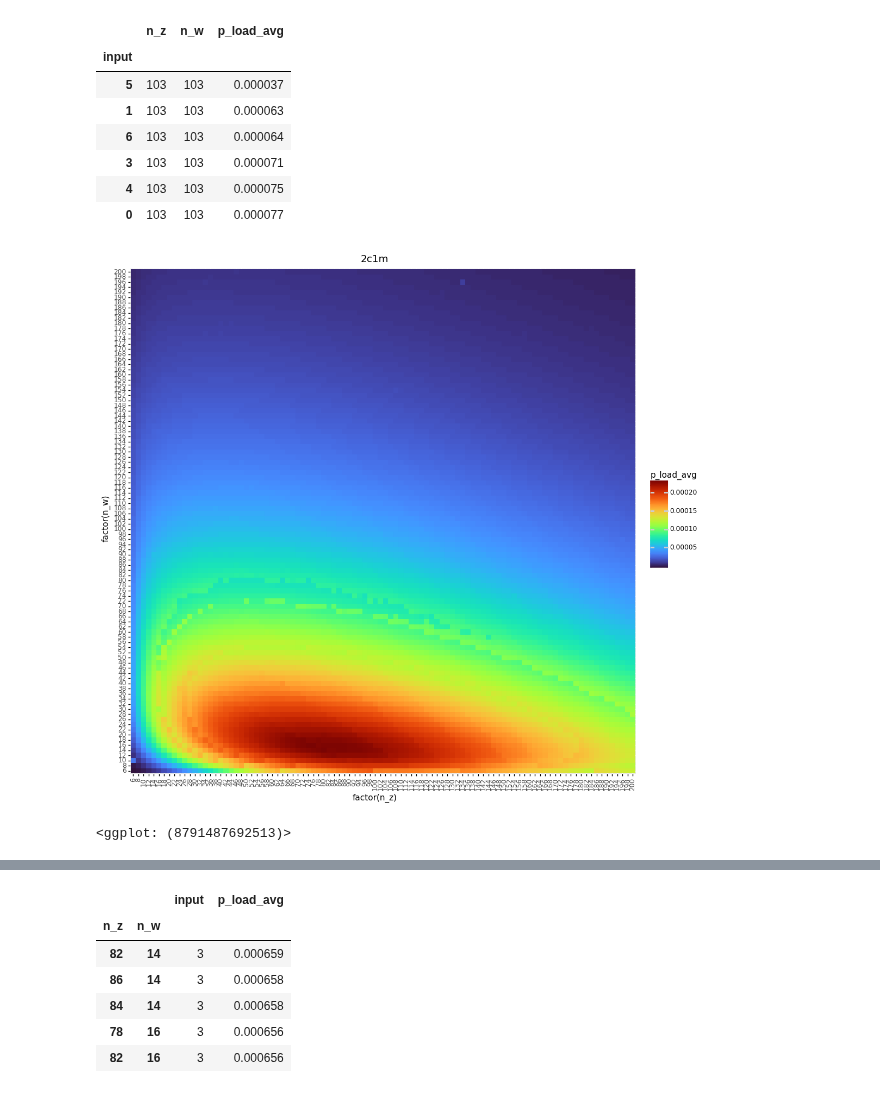
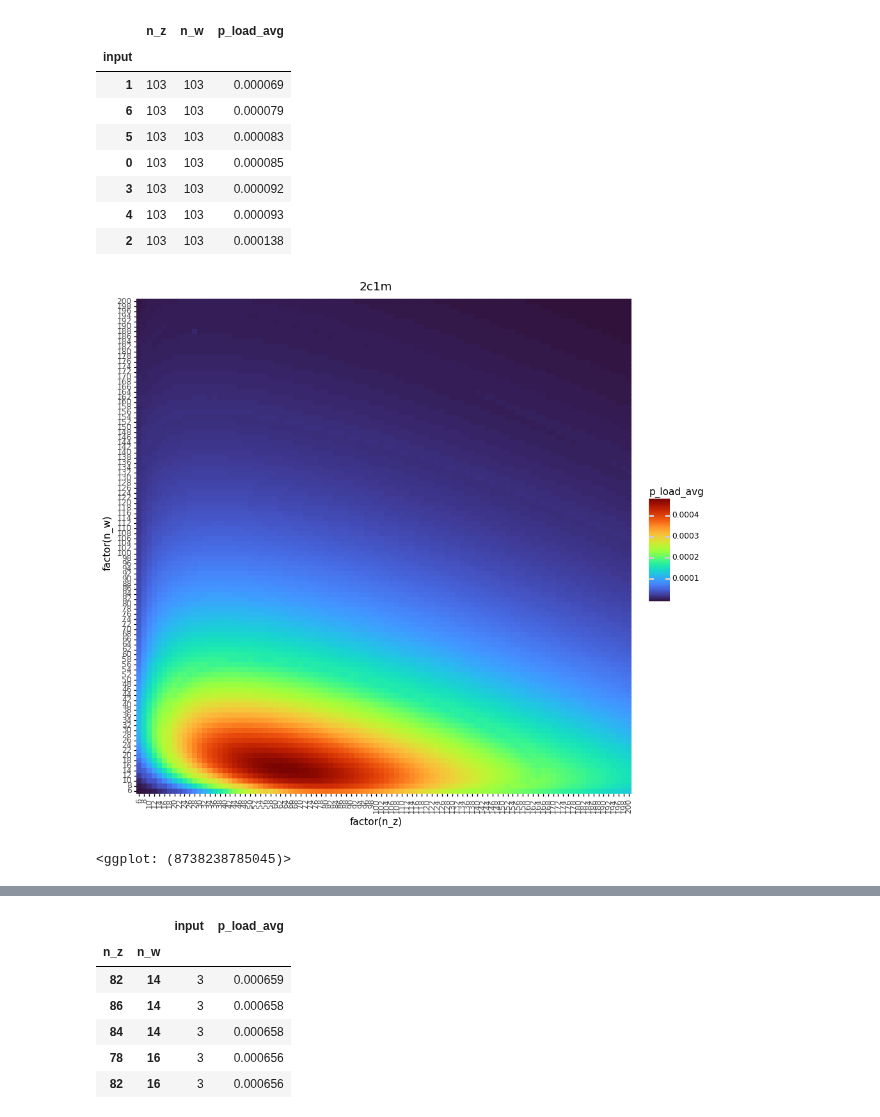
Before and after one commit to mnicstruwig/FlexibleFluxSimulator, a Jupyter notebook: experiments/2020-11-05-Optimization-Results-Anaylsis.ipynb, the cells around one changed output, grey strips where cells are left out. Saved outputs shown, nothing was run; the diff lists cells and outputs as text; code cells hidden in the pictures.

```diff
--- a/experiments/2020-11-05-Optimization-Results-Anaylsis.ipynb
+++ b/experiments/2020-11-05-Optimization-Results-Anaylsis.ipynb
@@ -5,4 +5,6 @@ import pyarrow.parquet as pq
 import pyarrow as pa
 import numpy as np
 import pandas as pd
+# %%
+base_path = '../data/optimization_outputs/2021-05-14/'
 # %%
@@ -53,12 +48,11 @@ df_1c1m.groupby(['n_z', 'n_w']).mean('p_load_avg').sort_values(by='p_load_avg',
 # %%
-df_2c1m = pq.read_table('../data/optimization_outputs/2021-03-19/2c1m.parquet/').to_pandas()
+df_2c1m = pq.read_table(base_path + '2c1m.parquet/').to_pandas()
 df_2c1m.head()
 
 # There appears to be some mistakes in 2 and 6 -- warrants some later investigation
-df_2c1m = df_2c1m.drop(df_2c1m[df_2c1m['input'] == 2].index)
+#df_2c1m = df_2c1m.drop(df_2c1m[df_2c1m['input'] == 2].index)
 #df_2c1m = df_2c1m.drop(df_2c1m[df_2c1m['input'] == 3].index)
 #df_2c1m = df_2c1m.drop(df_2c1m[df_2c1m['input'] == 5].index)
 
-
-df_2c1m.groupby(['n_z', 'n_w']).mean().reset_index().drop('input', axis=1).sort_values(by='p_load_avg', ascending=False).head(10).values[0]
+df_2c1m.groupby(['n_z', 'n_w']).mean().reset_index().drop('input', axis=1).sort_values(by='p_load_avg', ascending=False).head(10)
 # %% [output]
@@ -68,15 +72,16 @@ df_2c1m.groupby('input').mean('p_load_avg').sort_values(by='p_load_avg')
 # %% [output]
 |  | n_z | n_w | p_load_avg |
 | input |  |  |  |
-| 5 | 103 | 103 | 0.000037 |
-| 1 | 103 | 103 | 0.000063 |
-| 6 | 103 | 103 | 0.000064 |
-| 3 | 103 | 103 | 0.000071 |
-| 4 | 103 | 103 | 0.000075 |
-| 0 | 103 | 103 | 0.000077 |
+| 1 | 103 | 103 | 0.000069 |
+| 6 | 103 | 103 | 0.000079 |
+| 5 | 103 | 103 | 0.000083 |
+| 0 | 103 | 103 | 0.000085 |
+| 3 | 103 | 103 | 0.000092 |
+| 4 | 103 | 103 | 0.000093 |
+| 2 | 103 | 103 | 0.000138 |
 # %%
 p = ggplot(aes(x='factor(n_z)', y='factor(n_w)', fill='p_load_avg'), df_2c1m.groupby(['n_z', 'n_w']).mean().reset_index())
-p + geom_tile() + scale_fill_cmap('turbo') + coord_equal() + theme(figure_size=(12, 12), axis_text_x=element_text(angle=90)) + ggtitle('2c1m')
+p + geom_tile() + scale_fill_cmap('turbo') + coord_equal() + theme(figure_size=(10, 10), axis_text_x=element_text(angle=90)) + ggtitle('2c1m')
 # %% [output]
-[figure, old version]
+[figure, new version]
-<ggplot: (8791487692513)>
+<ggplot: (8738238785045)>
```
Also changed, not shown: parts of 15 cells of this notebook, 2 other files.
